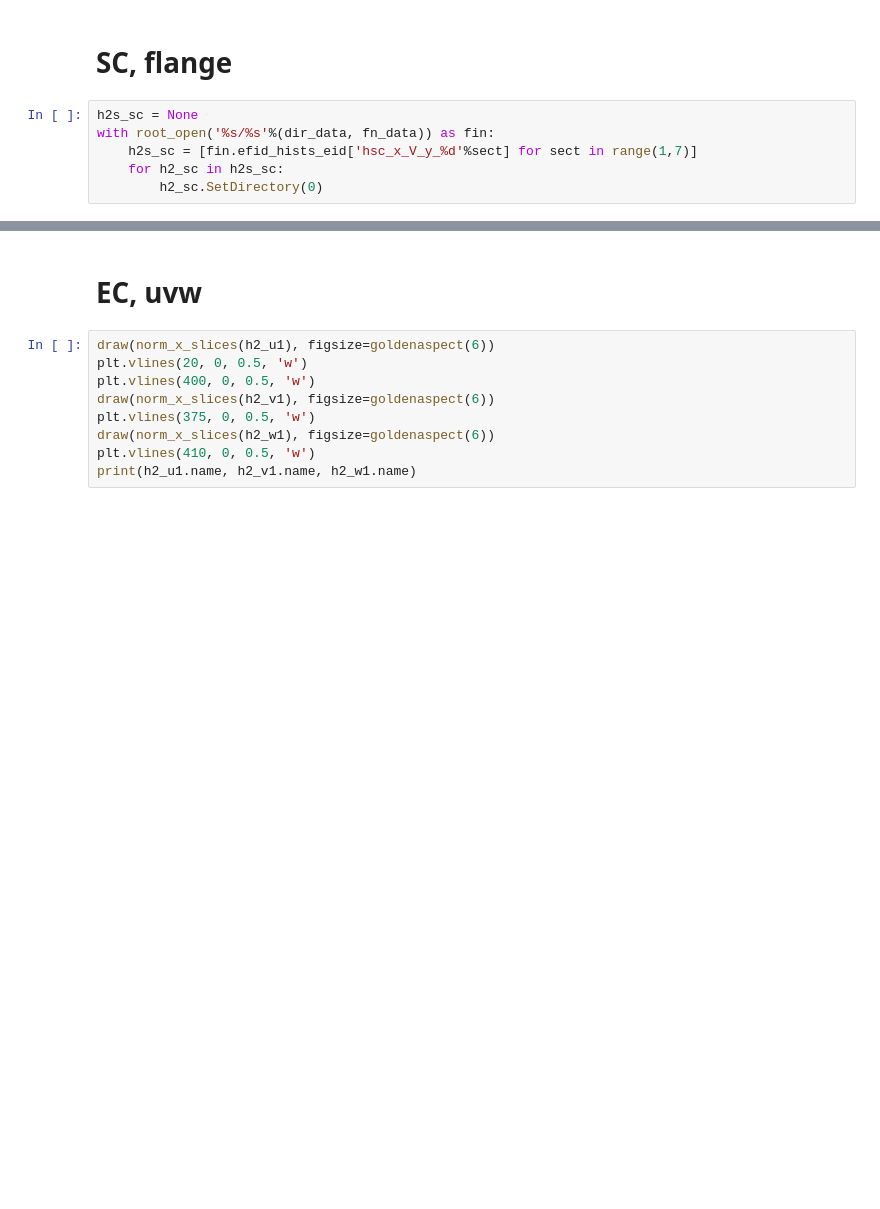
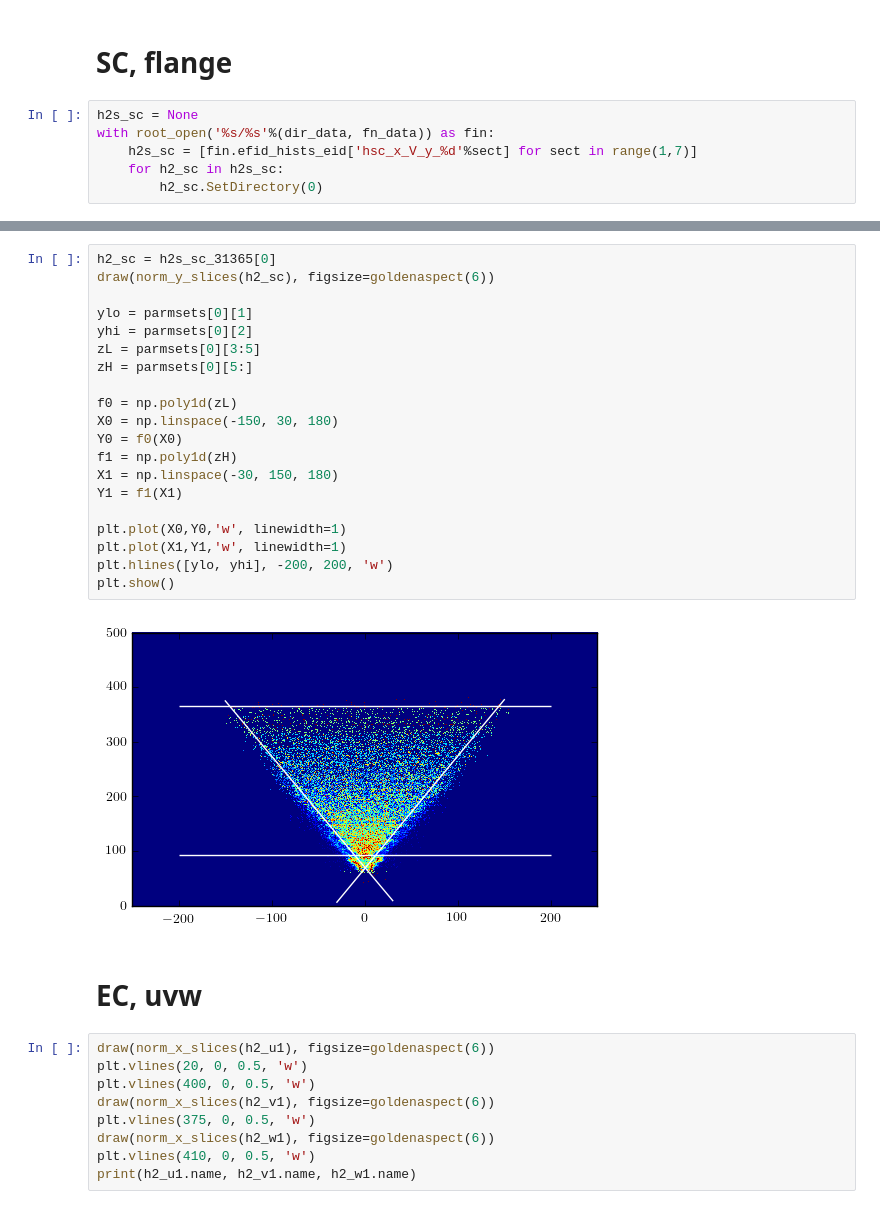
Before and after one commit to evan-phelps/phys-ana-omega, a Jupyter notebook: worksheets/efid_fitting.ipynb, the cells around one changed output, grey strips where cells are left out. Cells and saved outputs as stored; diff of their text form; blank space fills up the shorter version.

```diff
--- a/worksheets/efid_fitting.ipynb
+++ b/worksheets/efid_fitting.ipynb
@@ -70,3 +110,25 @@ efid_sc_x_of_y  6,97,369,-2.070,66,1.953,72
+# %%
+h2_sc = h2s_sc_31365[0]
+draw(norm_y_slices(h2_sc), figsize=goldenaspect(6))
+
+ylo = parmsets[0][1]
+yhi = parmsets[0][2]
+zL = parmsets[0][3:5]
+zH = parmsets[0][5:]
+
+f0 = np.poly1d(zL)
+X0 = np.linspace(-150, 30, 180)
+Y0 = f0(X0)
+f1 = np.poly1d(zH)
+X1 = np.linspace(-30, 150, 180)
+Y1 = f1(X1)
+
+plt.plot(X0,Y0,'w', linewidth=1)
+plt.plot(X1,Y1,'w', linewidth=1)
+plt.hlines([ylo, yhi], -200, 200, 'w')
+plt.show()
+# %% [output]
+[figure, added]
 # %% [markdown]
 # EC, uvw
 # %%
```
Also changed, not shown: parts of 35 cells of this notebook, 7 other files.
